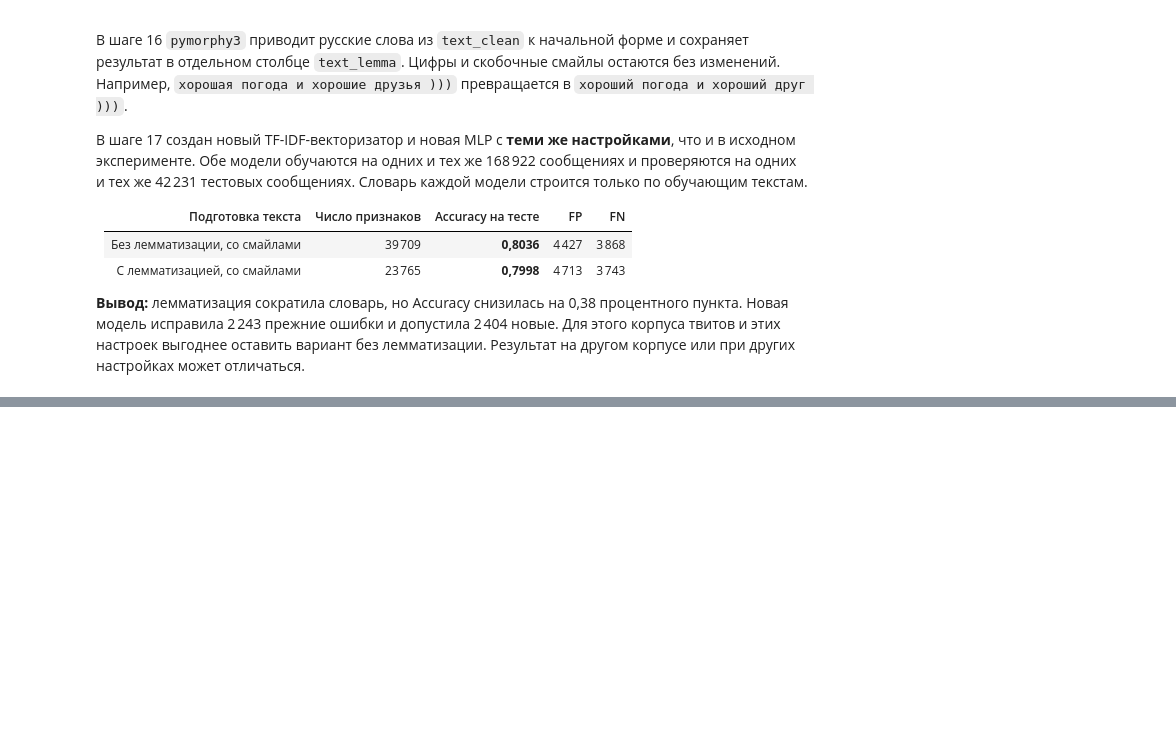
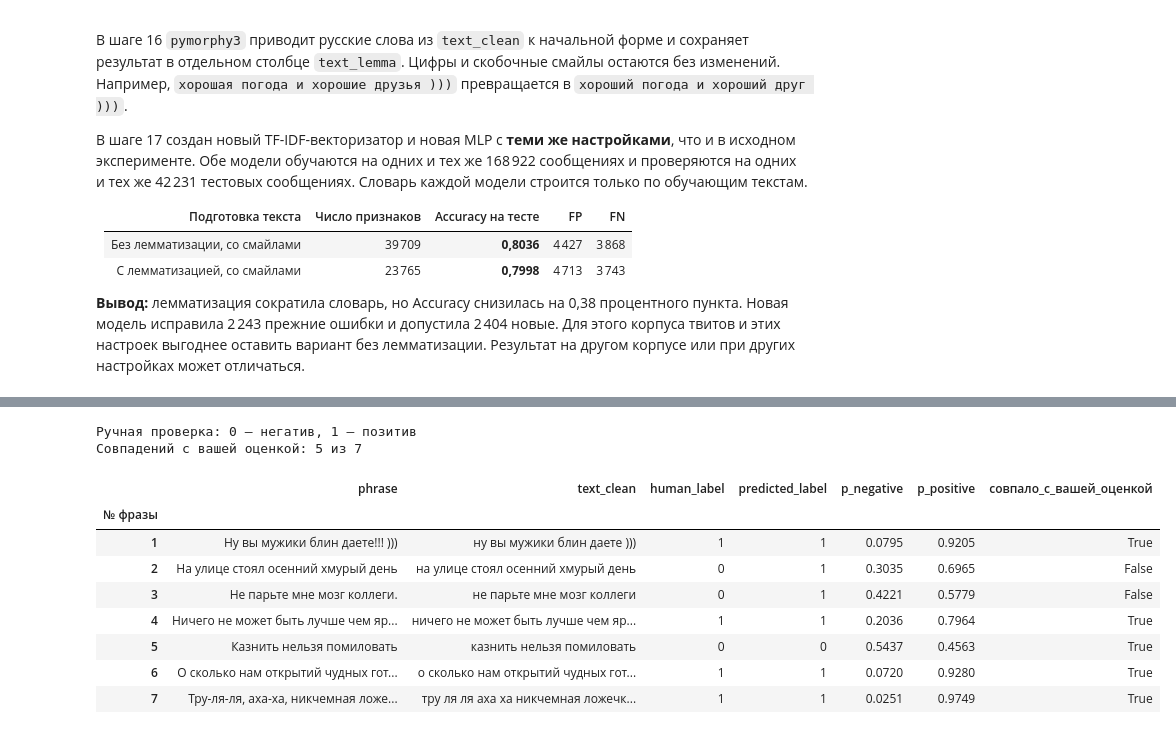
Before and after one commit to avtorpc/fundament_nlp, a Jupyter notebook: Untitled.ipynb, the cells around one changed output, grey strips where cells are left out. Saved outputs shown, nothing was run; the diff lists cells and outputs as text; code cells hidden in the pictures; blank space fills up the shorter version.

Commit message:
feat: Сделал оценку слов и добавил свои фразы на тест

```diff
--- a/Untitled.ipynb
+++ b/Untitled.ipynb
@@ -1160,0 +1308,72 @@ FN новой модели: 3743
+# %%
+# ШАГ 20 — Семь собственных фраз и вероятности обоих классов
+
+# Каждая строка содержит исходную фразу и ВАШУ оценку.
+# Эти метки НЕ передаются модели при предсказании.
+manual_examples = [
+    {"phrase": "Ну вы мужики блин даете!!!  )))", "human_label": 1},
+    {"phrase": "На улице стоял осенний хмурый день", "human_label": 0},
+    {"phrase": "Не парьте мне мозг коллеги.", "human_label": 0},
+    {"phrase": "Ничего не может быть лучше чем яркий солнечный день в отпуске", "human_label": 1},
+    {"phrase": "Казнить нельзя помиловать", "human_label": 0},
+    {"phrase": "О сколько нам открытий чудных готовит просвященья дух и опыт сын ошибок трудных и гений парадоксов друг", "human_label": 1},
+    {"phrase": "Тру-ля-ля, аха-ха, никчемная ложечка ))))", "human_label": 1},
+]
+
+# Создаём таблицу: одна строка — одна ваша фраза.
+manual_results = pd.DataFrame(manual_examples)
+manual_results.index = range(1, len(manual_results) + 1)
+manual_results.index.name = "№ фразы"
+
+# Используем ТУ ЖЕ функцию очистки, что и при обучении.
+# Смайлы ))) и (((( сохраняются по правилам шага 06.
+manual_results["text_clean"] = manual_results["phrase"].map(clean_text)
+
+# Векторизатор УЖЕ обучен на train_df в шаге 10.
+# transform применяет готовый словарь и IDF к новым фразам;
+# fit или fit_transform здесь вызвали бы утечку и несовместимость.
+X_manual_tfidf = vectorizer.transform(manual_results["text_clean"])
+
+# Проверяем, что число столбцов совпало с входом MLP.
+assert X_manual_tfidf.shape == (len(manual_results), X_train_tfidf.shape[1])
+
+# Получаем ответ основной MLP: 0 — негатив, 1 — позитив.
+manual_results["predicted_label"] = mlp.predict(X_manual_tfidf)
+
+# predict_proba возвращает ДВА столбца вероятностей.
+# Номера столбцов определяем по mlp.classes_, а не угадываем.
+class_probabilities = mlp.predict_proba(X_manual_tfidf)
+negative_column = list(mlp.classes_).index(0)
+positive_column = list(mlp.classes_).index(1)
+manual_results["p_negative"] = class_probabilities[:, negative_column]
+manual_results["p_positive"] = class_probabilities[:, positive_column]
+
+# Сравниваем ответ модели с вашей субъективной оценкой.
+# Эта проверка не меняет обученную модель и её тестовую Accuracy.
+manual_results["совпало_с_вашей_оценкой"] = (
+    manual_results["predicted_label"] == manual_results["human_label"]
+)
+
+print("Ручная проверка: 0 — негатив, 1 — позитив")
+print("Совпадений с вашей оценкой:",
+      int(manual_results["совпало_с_вашей_оценкой"].sum()),
+      "из", len(manual_results))
+
+# Показываем длинные тексты полностью и округляем только отображение.
+with pd.option_context("display.max_colwidth", None):
+    display(manual_results[[
+        "phrase", "text_clean", "human_label", "predicted_label",
+        "p_negative", "p_positive", "совпало_с_вашей_оценкой",
+    ]].round({"p_negative": 4, "p_positive": 4}))
+# %% [output]
+Ручная проверка: 0 — негатив, 1 — позитив
+Совпадений с вашей оценкой: 5 из 7
+|  | phrase | text_clean | human_label | predicted_label | p_negative | p_positive | совпало_с_вашей_оценкой |
+| № фразы |  |  |  |  |  |  |  |
+| 1 | Ну вы мужики блин даете!!! ))) | ну вы мужики блин даете ))) | 1 | 1 | 0.0795 | 0.9205 | True |
+| 2 | На улице стоял осенний хмурый день | на улице стоял осенний хмурый день | 0 | 1 | 0.3035 | 0.6965 | False |
+| 3 | Не парьте мне мозг коллеги. | не парьте мне мозг коллеги | 0 | 1 | 0.4221 | 0.5779 | False |
+| 4 | Ничего не может быть лучше чем яр... | ничего не может быть лучше чем яр... | 1 | 1 | 0.2036 | 0.7964 | True |
+| 5 | Казнить нельзя помиловать | казнить нельзя помиловать | 0 | 0 | 0.5437 | 0.4563 | True |
+| 6 | О сколько нам открытий чудных гот... | о сколько нам открытий чудных гот... | 1 | 1 | 0.0720 | 0.9280 | True |
+| 7 | Тру-ля-ля, аха-ха, никчемная ложе... | тру ля ля аха ха никчемная ложечк... | 1 | 1 | 0.0251 | 0.9749 | True |
```
Also changed, not shown: parts of 5 cells of this notebook.
